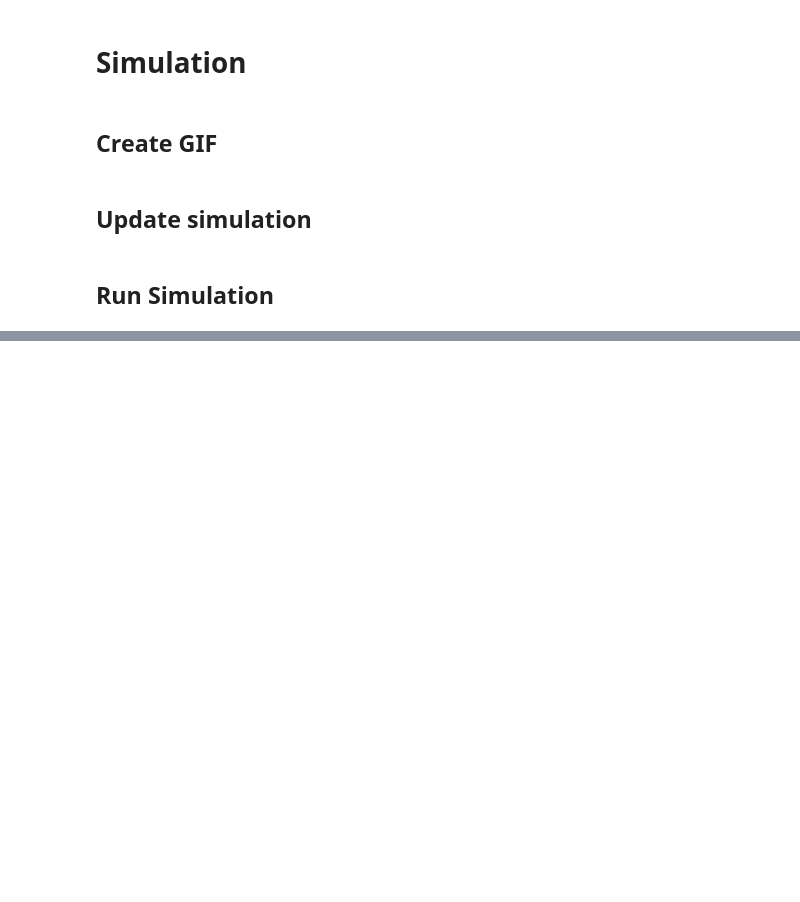
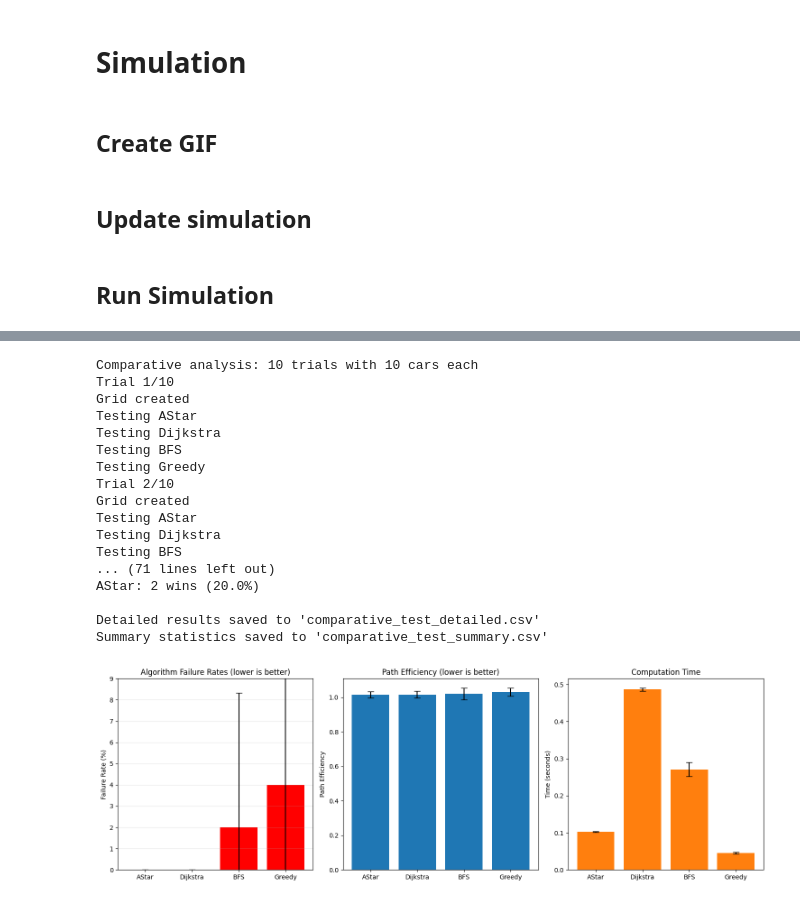
Before and after one commit to MartinMacD/2D-Discrete-Traffic-Model, a Jupyter notebook: 2D-Discrete-Traffic-Model.ipynb, the cells around one changed output, grey strips where cells are left out. Saved outputs shown, nothing was run; the diff lists cells and outputs as text; code cells hidden in the pictures; blank space fills up the shorter version.

```diff
--- a/2D-Discrete-Traffic-Model.ipynb
+++ b/2D-Discrete-Traffic-Model.ipynb
@@ -1022,0 +1208,54 @@ Visualisation saved as 'Greedy_trials_visualisation.png'
+# %%
+def visualise_comparative_results(df):
+    fig, axes = plt.subplots(1, 3, figsize=(15, 5))
+
+    failure_means = [100 - (df[df['algorithm']==a]['success_rate'].mean()*100) for a in algorithms]
+    failure_stds = [df[df['algorithm']==a]['success_rate'].std()*100 for a in algorithms]
+
+    axes[0].bar(algorithms, failure_means, yerr=failure_stds, capsize=5, color='red')
+    axes[0].set_ylabel('Failure Rate (%)')
+    axes[0].set_title('Algorithm Failure Rates (lower is better)')
+    axes[0].set_ylim(0, max(failure_means) + 5)
+    axes[0].grid(axis='y', alpha=0.3)
+
+    efficiency_means = [df[df['algorithm']==a]['average_path_efficiency'].mean() for a in algorithms]
+    efficiency_stds = [df[df['algorithm']==a]['average_path_efficiency'].std() for a in algorithms]
+
+    axes[1].bar(algorithms, efficiency_means, yerr=efficiency_stds, capsize=5)
+    axes[1].set_ylabel('Path Efficiency')
+    axes[1].set_title('Path Efficiency (lower is better)')
+
+    time_stds = [df[df['algorithm']==a]['computation_time'].std() for a in algorithms]
+
+    axes[2].bar(algorithms, time_means, yerr=time_stds, capsize=5)
+    axes[2].bar(algorithms, time_means)
+    axes[2].set_ylabel('Time (seconds)')
+    axes[2].set_title('Computation Time')
+
+    plt.tight_layout()
+    plt.savefig('algorithm_comparison.png', dpi=300)
+    plt.show()
+# %%
+results = run_comparative_analysis(num_trials = 10, num_cars = 10, obstacle_type = 'Random')
+df = analyse_comparative_results(results)
+
+visualise_comparative_results(df)
+# %% [output]
+Comparative analysis: 10 trials with 10 cars each
+Trial 1/10
+Grid created
+Testing AStar
+Testing Dijkstra
+Testing BFS
+Testing Greedy
+Trial 2/10
+Grid created
+Testing AStar
+Testing Dijkstra
+Testing BFS
+... (71 lines left out)
+AStar: 2 wins (20.0%)
+
+Detailed results saved to 'comparative_test_detailed.csv'
+Summary statistics saved to 'comparative_test_summary.csv'
+[figure, added]
```
Also changed, not shown: parts of 10 cells of this notebook.
